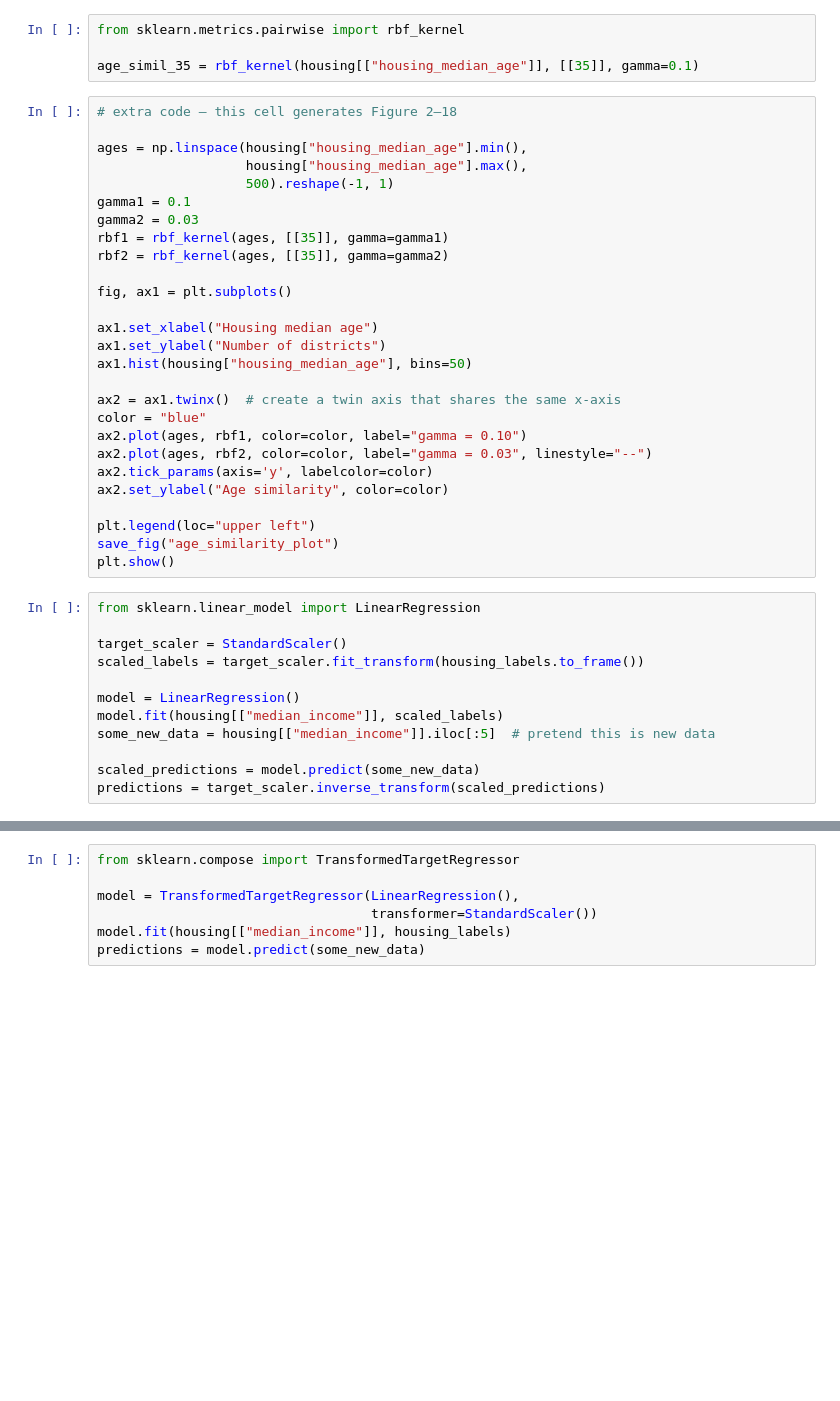
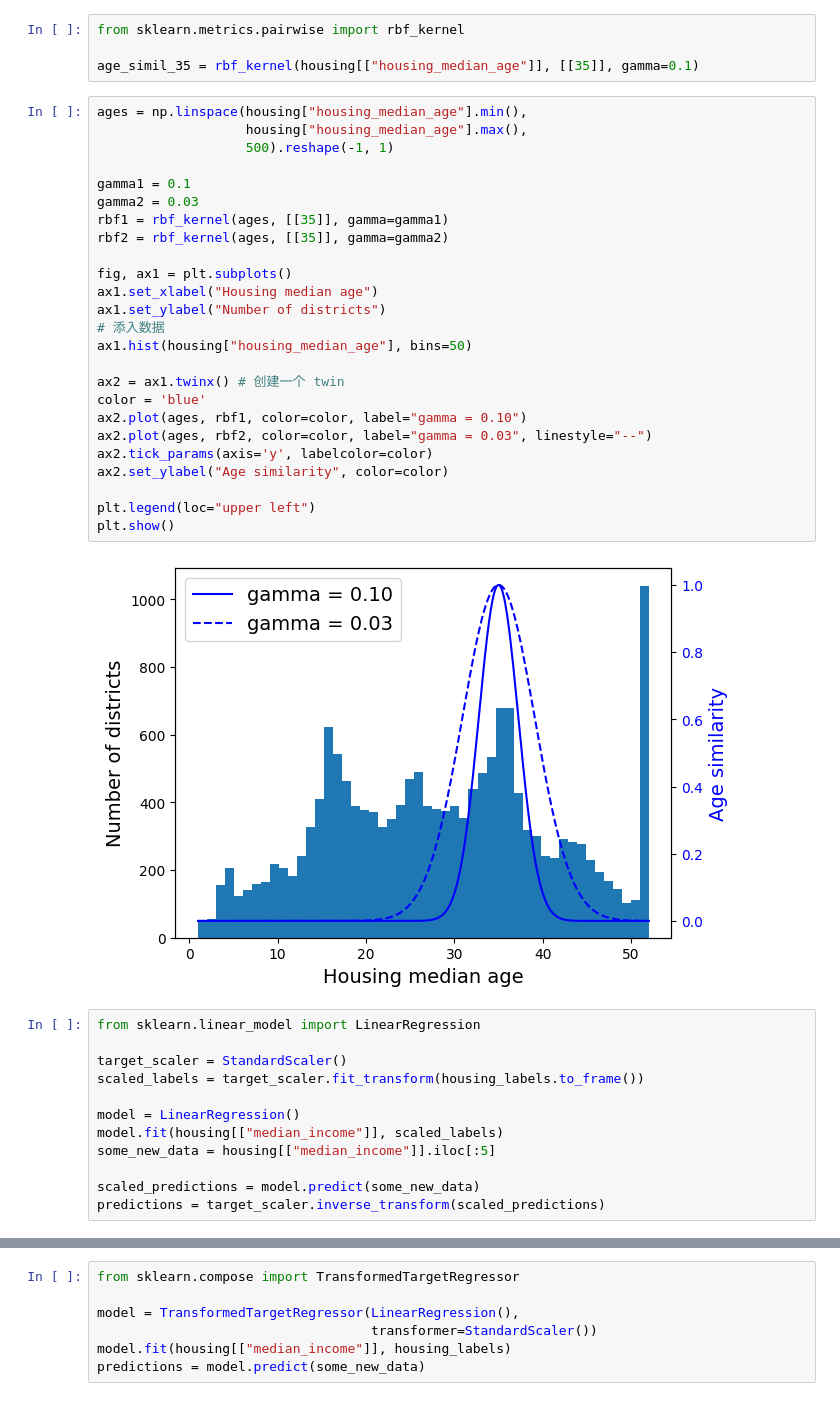
Before and after one commit to amlei/handson-ml3, a Jupyter notebook: 02_end_to_end_machine_learning_project.ipynb, the cells around one changed output, grey strips where cells are left out. Cells and saved outputs as stored; diff of their text form; blank space fills up the shorter version.

```diff
--- a/02_end_to_end_machine_learning_project.ipynb
+++ b/02_end_to_end_machine_learning_project.ipynb
@@ -680,32 +801,32 @@ from sklearn.metrics.pairwise import rbf_kernel
 
 age_simil_35 = rbf_kernel(housing[["housing_median_age"]], [[35]], gamma=0.1)
 # %%
-# extra code – this cell generates Figure 2–18
-
 ages = np.linspace(housing["housing_median_age"].min(),
                    housing["housing_median_age"].max(),
                    500).reshape(-1, 1)
+
 gamma1 = 0.1
 gamma2 = 0.03
 rbf1 = rbf_kernel(ages, [[35]], gamma=gamma1)
 rbf2 = rbf_kernel(ages, [[35]], gamma=gamma2)
 
 fig, ax1 = plt.subplots()
-
 ax1.set_xlabel("Housing median age")
 ax1.set_ylabel("Number of districts")
+# 添入数据
 ax1.hist(housing["housing_median_age"], bins=50)
 
-ax2 = ax1.twinx()  # create a twin axis that shares the same x-axis
-color = "blue"
+ax2 = ax1.twinx() # 创建一个 twin
+color = 'blue'
 ax2.plot(ages, rbf1, color=color, label="gamma = 0.10")
 ax2.plot(ages, rbf2, color=color, label="gamma = 0.03", linestyle="--")
 ax2.tick_params(axis='y', labelcolor=color)
 ax2.set_ylabel("Age similarity", color=color)
 
 plt.legend(loc="upper left")
-save_fig("age_similarity_plot")
 plt.show()
+# %% [output]
+[figure, added]
 # %%
 from sklearn.linear_model import LinearRegression
 
@@ -714,7 +835,7 @@ scaled_labels = target_scaler.fit_transform(housing_labels.to_frame())
 
 model = LinearRegression()
 model.fit(housing[["median_income"]], scaled_labels)
-some_new_data = housing[["median_income"]].iloc[:5]  # pretend this is new data
+some_new_data = housing[["median_income"]].iloc[:5]
 
 scaled_predictions = model.predict(some_new_data)
 predictions = target_scaler.inverse_transform(scaled_predictions)
```
Also changed, not shown: parts of 35 cells of this notebook.
